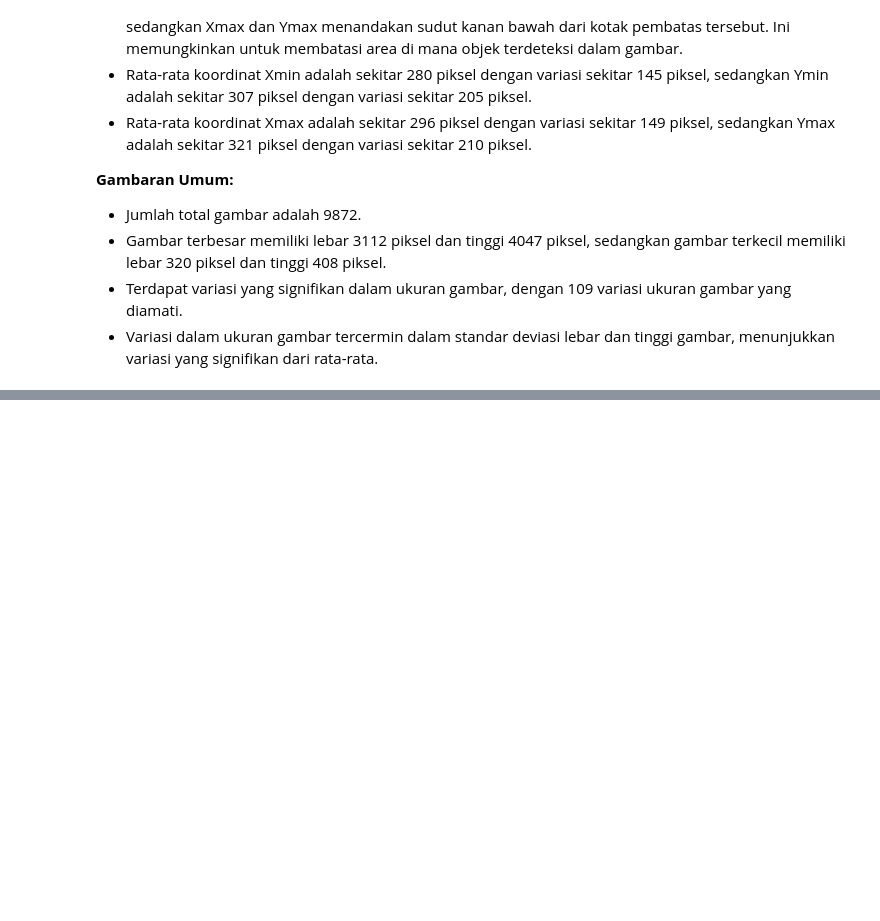
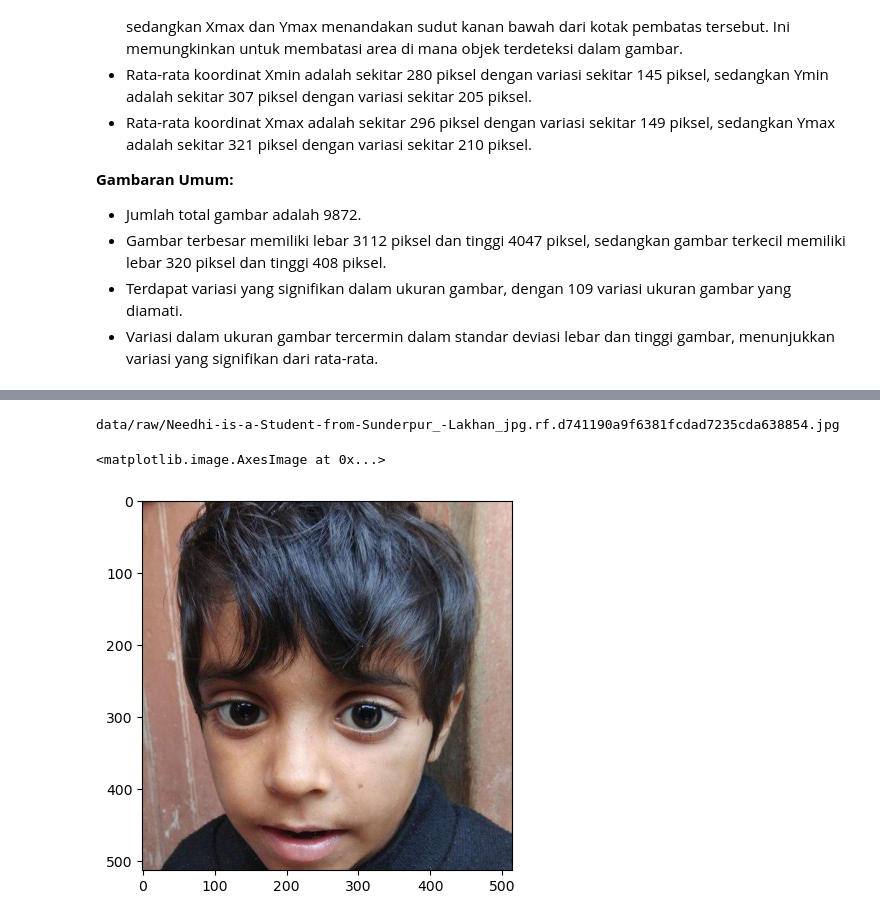
Before and after one commit to izzalDev/acne-classification, a Jupyter notebook: 1_technical_analysis.ipynb, the cells around one changed output, grey strips where cells are left out. Cells and saved outputs as stored; diff of their text form; code cells hidden in the pictures; blank space fills up the shorter version.

```diff
--- a/1_technical_analysis.ipynb
+++ b/1_technical_analysis.ipynb
@@ -55,12 +57,3 @@ Dataset yang digunakan adalah dataset publik yang diambil dari platform Kaggle,
 
 Dataset ini terdiri dari gambar-gambar yang menampilkan kondisi kulit wajah manusia dengan tiga kelas utama, yaitu jerawat (acne), komedo (pimple), dan bintik hitam (spot). Setiap gambar dalam dataset ini telah dianotasi secara manual untuk mengidentifikasi dan membatasi area di mana jerawat, komedo, atau bintik hitam terdeteksi, menggunakan kotak pembatas (bounding box).
 ### 3.1. <a id='toc3_1_'></a>[Overview Data](#toc0_)
-# %%
-import pandas as pd
-test = pd.read_csv('../datasets/raw/test/_annotations.csv')
-train = pd.read_csv('../datasets/raw/train/_annotations.csv')
-valid = pd.read_csv('../datasets/raw/valid/_annotations.csv')
-
-df = pd.concat([test, train, valid])
-df.to_csv('../datasets/raw/_annotations.csv', index=False)
-test
@@ -84,0 +60,11 @@ for index, item in valid.iterrows():
+# %%
+# Filesystem setup
+try:
+    from dvc.api import DVCFileSystem
+    fs = DVCFileSystem(".")
+    print("Filesystem setup completed")
+except Exception:
+    %pip install dvc -q
+    from dvc.api import DVCFileSystem
+    fs = DVCFileSystem("https://dagshub.com/izzalDev/acne-classification")
+    print("Filesystem setup completed")
@@ -84,0 +85,13 @@ for index, item in valid.iterrows():
+# %%
+import matplotlib.pyplot as plt
+from torch.utils.data import Dataset
+from torchvision import transforms
+from PIL import Image
+import pandas as pd
+import torch
+import os
+
+labels_map = {'acne':0,'pimple':1,'spot':2}
+with fs.open('data/raw/_annotations.csv') as f:
+    df = pd.read_csv(f)
+df
@@ -184,0 +177,12 @@ dataset = MyDataset(df,{'0': 'acne', '1': 'pimple', '2': 'spot'})
+# %%
+print('data/raw/'+df.filename[0])
+# %% [output]
+data/raw/Needhi-is-a-Student-from-Sunderpur_-Lakhan_jpg.rf.d741190a9f6381fcdad7235cda638854.jpg
+# %%
+
+with fs.open('/data/raw/'+df.filename[0]) as f:
+    image = plt.imread(f)
+plt.imshow(image)
+# %% [output]
+<matplotlib.image.AxesImage at 0x...>
+[figure, added]
```
Also changed, not shown: parts of 18 cells of this notebook, 8 other files.
